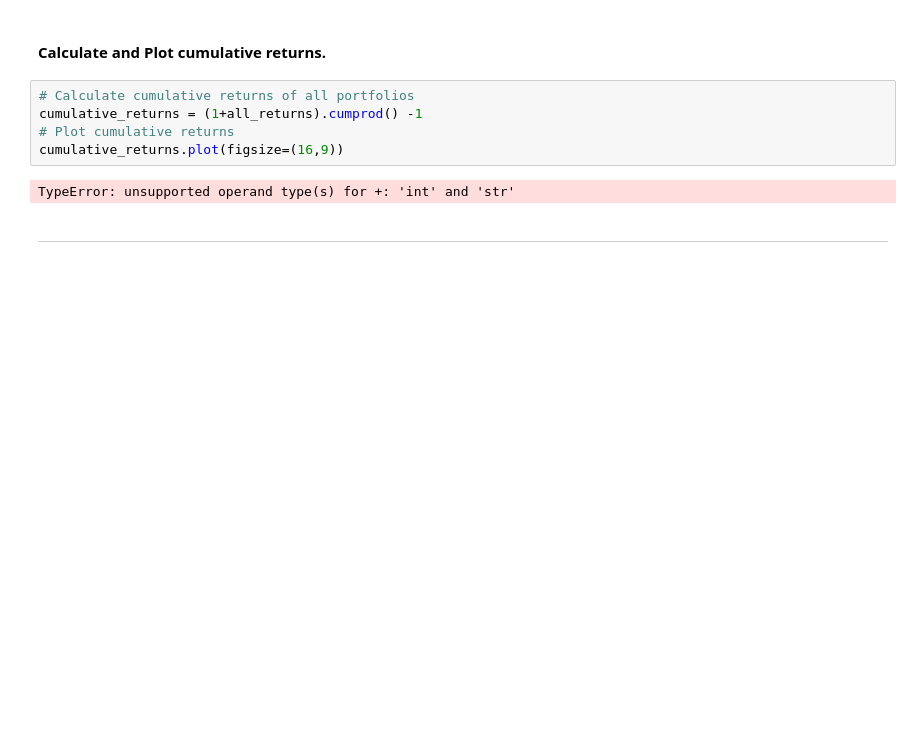
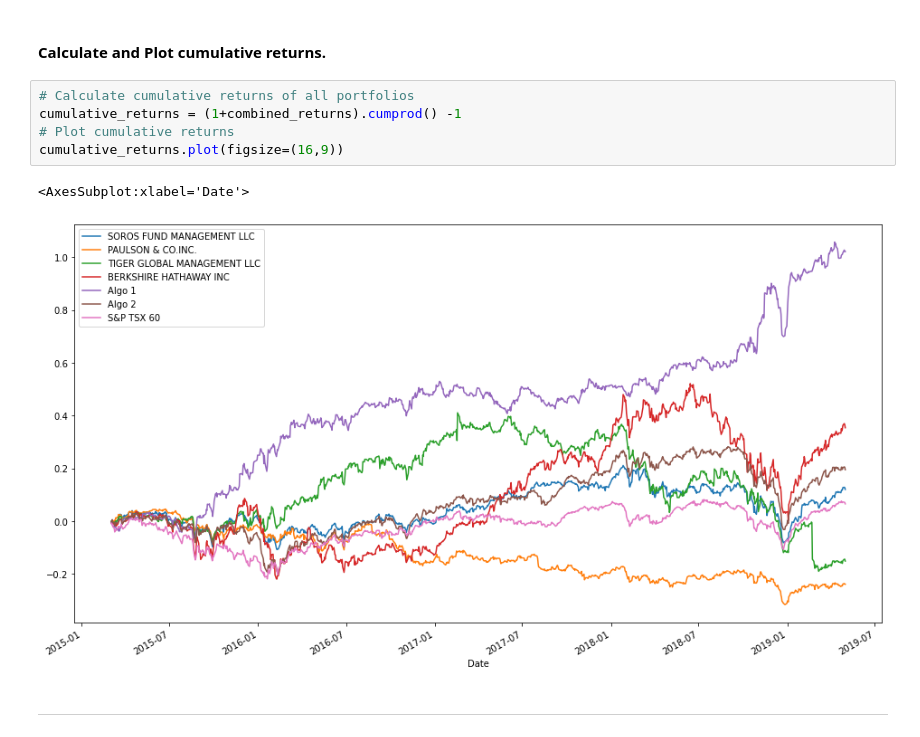
Before and after one commit to sargun-singh/A-Whale-off-the-Port-folio-, a Jupyter notebook: whale_analysis.ipynb, the cells around one changed output. Saved outputs shown, nothing was run; the diff lists cells and outputs as text; blank space fills up the shorter version.

```diff
--- a/whale_analysis.ipynb
+++ b/whale_analysis.ipynb
@@ -190,11 +234,12 @@ combined_returns.plot(figsize=(16,9), title="Daily Returns of All Portfolios")
 #### Calculate and Plot cumulative returns.
 # %%
 # Calculate cumulative returns of all portfolios
-cumulative_returns = (1+all_returns).cumprod() -1
+cumulative_returns = (1+combined_returns).cumprod() -1
 # Plot cumulative returns
 cumulative_returns.plot(figsize=(16,9))
 # %% [output]
-TypeError: unsupported operand type(s) for +: 'int' and 'str'
+<AxesSubplot:xlabel='Date'>
+[figure, added]
 # %% [markdown]
 ---
 # %% [markdown]
```
Also changed, not shown: parts of 27 cells of this notebook.
